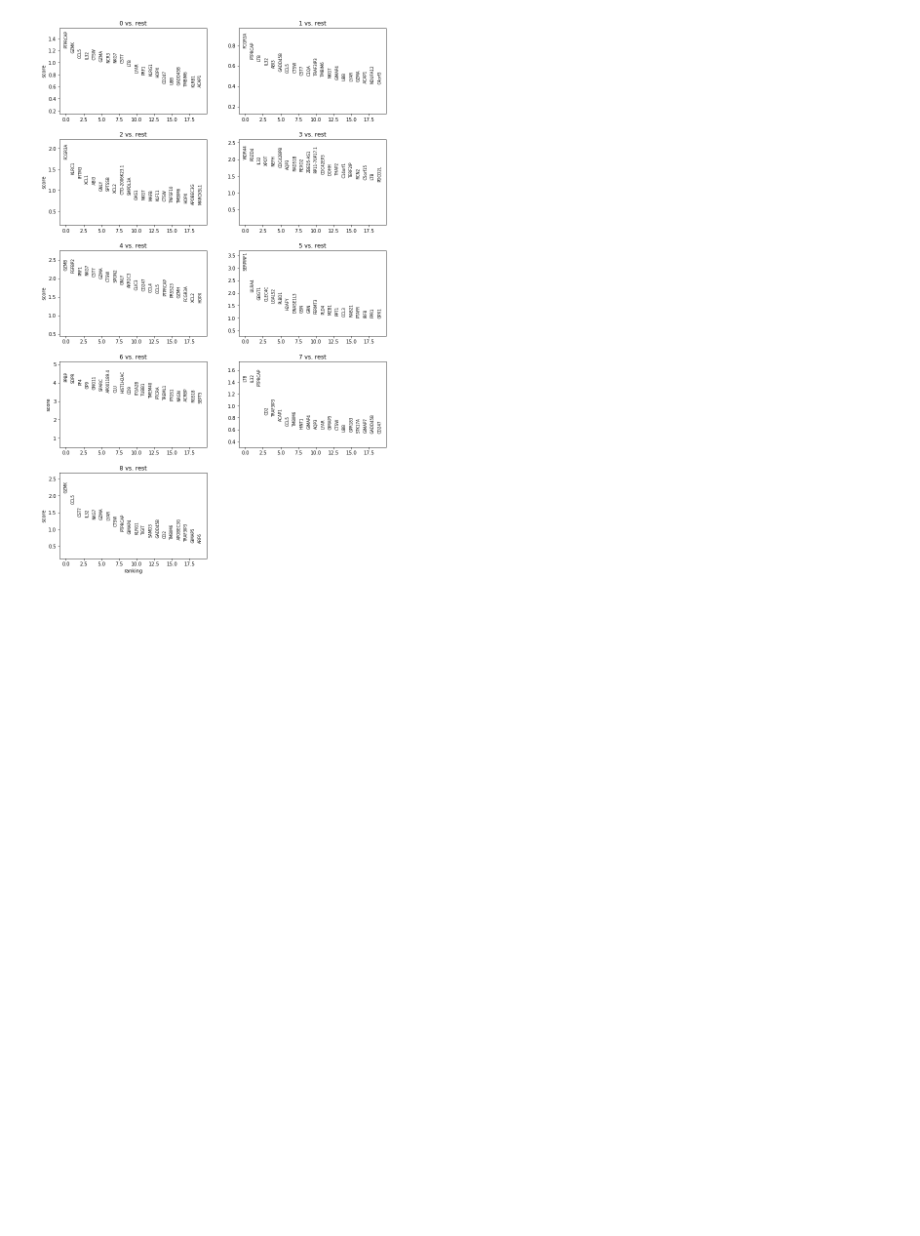
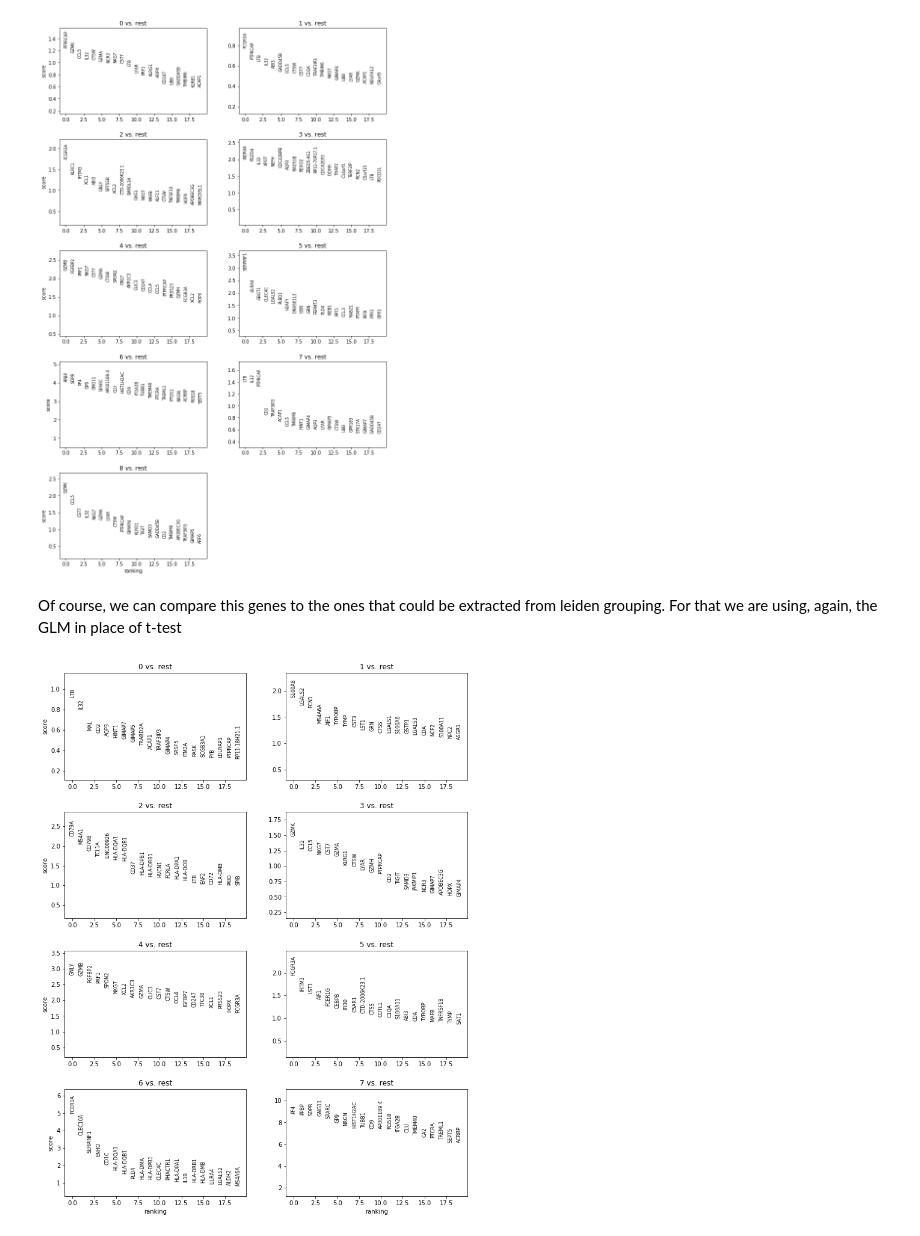
Before and after one commit to dawe/schist, a Jupyter notebook: notebooks/Cell_Marginals.ipynb, the cells around one changed output. Saved outputs shown, nothing was run; the diff lists cells and outputs as text; code cells hidden in the pictures; blank space fills up the shorter version.

```diff
--- a/notebooks/Cell_Marginals.ipynb
+++ b/notebooks/Cell_Marginals.ipynb
@@ -196,3 +196,49 @@ sc.pl.rank_genes_groups(adata, n_genes=20, sharey=False, ncols=2, key='flat_gene
 sc.pl.rank_genes_groups(adata, n_genes=20, sharey=False, ncols=2, key='weight_gene_glm')
 # %% [output]
 [figure]
+# %% [markdown]
+Of course, we can compare this genes to the ones that could be extracted from leiden grouping. For that we are using, again, the GLM in place of t-test
+# %%
+ldn_groups = sm.tools.categorical(data = adata.obs, col='leiden', drop=True) #convert to dummy variables
+ldn_model = [sm.GLM(expr_values[:, x], sm.add_constant(ldn_groups)) for x in range(expr_values.shape[1])]
+ldn_results = [x.fit() for x in ldn_model]
+ldn_scores = np.array([x.params[1:] for x in ldn_results])
+ldn_pvals = np.array([x.pvalues[1:] for x in ldn_results])
+ldn_fdr = np.array([sm.stats.multipletests(ldn_pvals[:, x], method='fdr_bh')[1] for x in range(ldn_pvals.shape[1])]).T
+# %%
+gene_names = []
+gene_scores = []
+gene_pvalues = []
+gene_fdr = []
+gene_foldchange = []
+for x in range(ldn_scores.shape[1]):
+    up_mask = ldn_scores[:, x] > 0
+    scores = ldn_scores[up_mask, x]
+    pvals = ldn_pvals[up_mask, x]
+    genes = np.array(adata.var_names)[up_mask]
+    fdr = ldn_fdr[up_mask, x]
+    selected = np.argsort(fdr)[:100]
+    order = np.argsort(scores[selected])[::-1]
+    gene_names.append(genes[selected][order])
+    gene_scores.append(scores[selected][order])
+    gene_pvalues.append(pvals[selected][order])
+    gene_fdr.append(fdr[selected][order])
+    gene_foldchange.append(scores[selected][order])
+# %%
+adata.uns['leiden_gene_glm'] = {
+    'params': {'groupby': 'nsbm_level_2',
+              'reference': 'rest',
+              'method': 'GLM',
+              'use_raw': False,
+              'layer': None,
+              'corr_method': 'benjamini-hochberg'},
+    'scores': np.rec.fromarrays([n for n in gene_scores], dtype=[(rn, 'float32') for rn in adata.obs.leiden.cat.categories]),
+    'logfoldchanges': np.rec.fromarrays([n for n in gene_scores], dtype=[(rn, 'float32') for rn in adata.obs.leiden.cat.categories]),
+    'pvals': np.rec.fromarrays([n for n in gene_pvalues], dtype=[(rn, 'float32') for rn in adata.obs.leiden.cat.categories]),
+    'pvals_adj': np.rec.fromarrays([n for n in gene_fdr], dtype=[(rn, 'float32') for rn in adata.obs.leiden.cat.categories]),
+    'names': np.rec.fromarrays([n for n in gene_names], dtype=[(rn, 'U50') for rn in adata.obs.leiden.cat.categories]),
+}
+# %%
+sc.pl.rank_genes_groups(adata, n_genes=20, sharey=False, ncols=2, key='leiden_gene_glm')
+# %% [output]
+[figure, added]
```
